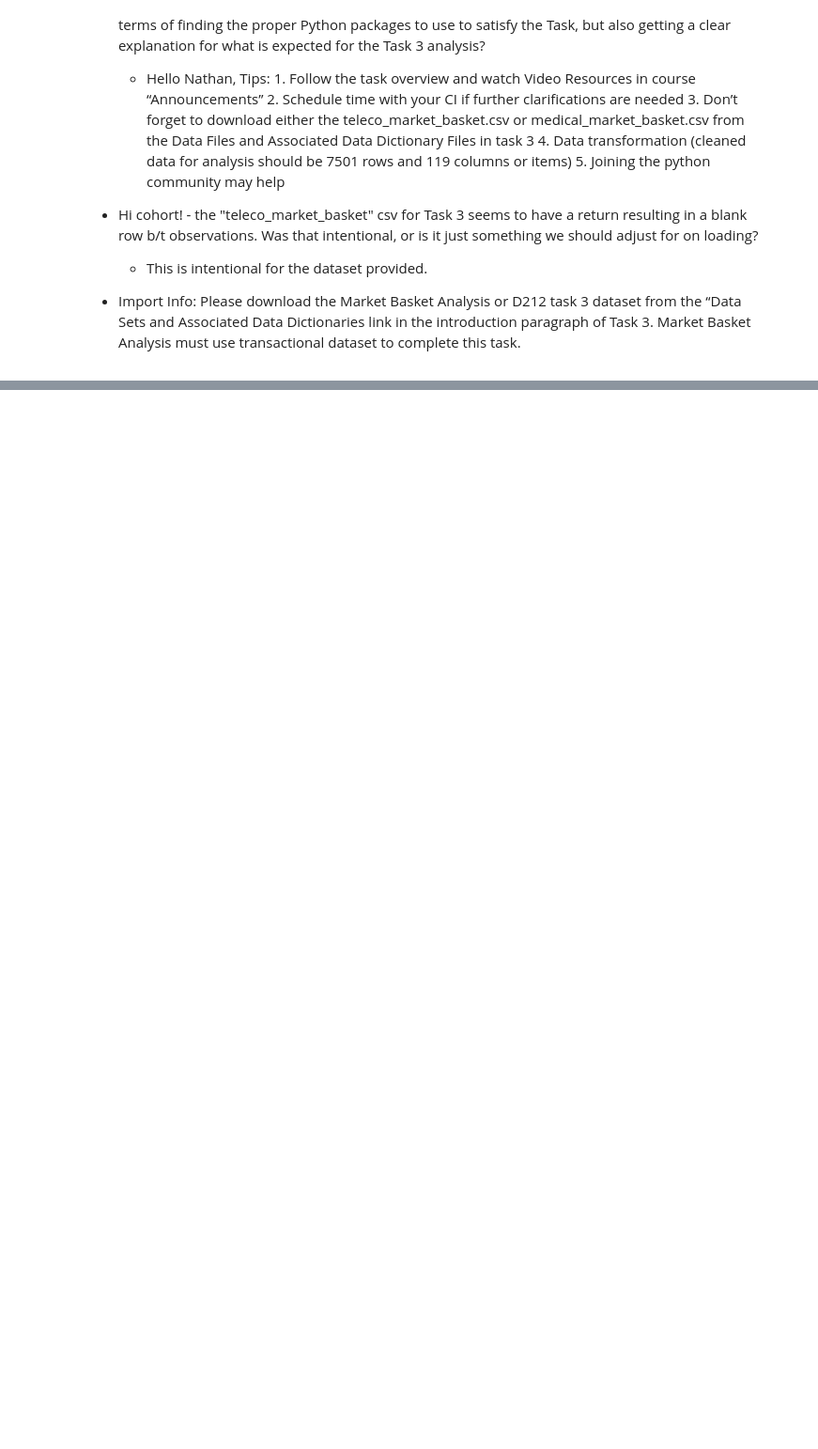
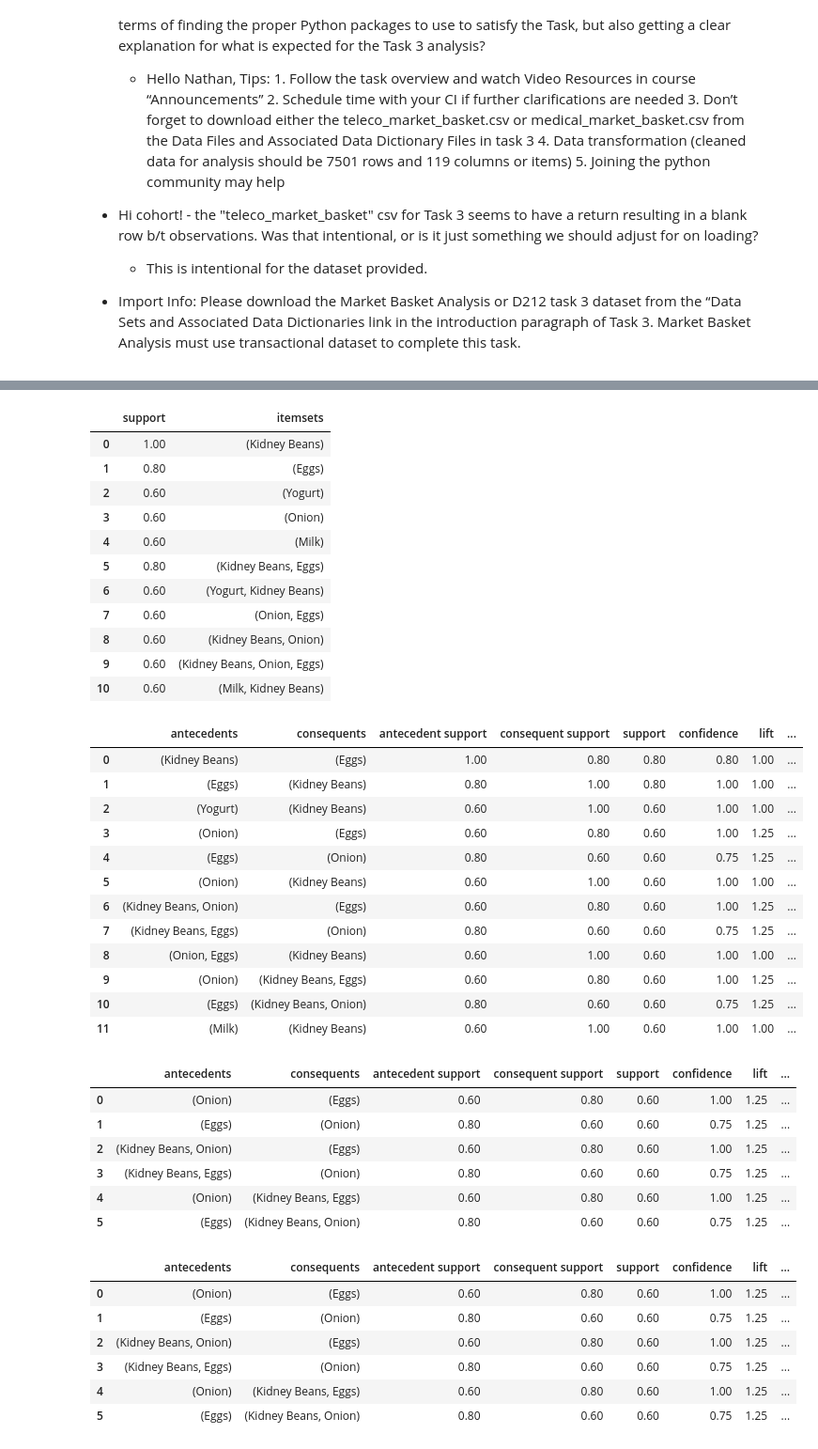
Before and after one commit to chrispaynes/OSDSC-Portfolio, a Jupyter notebook: data_mining_ii_nb/03. ASSOCIATION RULES AND LIFT ANALYSIS/market_basket.ipynb, the cells around one changed output, grey strips where cells are left out. Shown: that part at 94% size. Drawn from its saved outputs; the diff is of its cells as text; code cells hidden in the pictures; blank space fills up the shorter version.

```diff
--- a/data_mining_ii_nb/03. ASSOCIATION RULES AND LIFT ANALYSIS/market_basket.ipynb
+++ b/data_mining_ii_nb/03. ASSOCIATION RULES AND LIFT ANALYSIS/market_basket.ipynb
@@ -392,0 +775,71 @@ You are an analyst for a hospital that wants to better understand the characteri
+# %%
+import pandas as pd
+from mlxtend.preprocessing import TransactionEncoder
+from mlxtend.frequent_patterns import apriori, fpmax, fpgrowth
+from mlxtend.frequent_patterns import association_rules
+
+
+dataset = [['Milk', 'Onion', 'Nutmeg', 'Kidney Beans', 'Eggs', 'Yogurt'],
+           ['Dill', 'Onion', 'Nutmeg', 'Kidney Beans', 'Eggs', 'Yogurt'],
+           ['Milk', 'Apple', 'Kidney Beans', 'Eggs'],
+           ['Milk', 'Unicorn', 'Corn', 'Kidney Beans', 'Yogurt'],
+           ['Corn', 'Onion', 'Onion', 'Kidney Beans', 'Ice cream', 'Eggs']]
+
+te = TransactionEncoder()
+te_ary = te.fit(dataset).transform(dataset)
+df = pd.DataFrame(te_ary, columns=te.columns_)
+
+frequent_itemsets = fpgrowth(df, min_support=0.6, use_colnames=True)
+### alternatively:
+# frequent_itemsets = apriori(df, min_support=0.6, use_colnames=True)
+# frequent_itemsets = fpmax(df, min_support=0.6, use_colnames=True)
+
+frequent_itemsets
+
+
+
+association_rules(frequent_itemsets, metric="confidence", min_threshold=0.7)
+rules = association_rules(frequent_itemsets, metric="lift", min_threshold=1.2)
+rules
+rules["antecedent_len"] = rules["antecedents"].apply(lambda x: len(x))
+rules
+# %% [output]
+|  | support | itemsets |
+| 0 | 1.00 | (Kidney Beans) |
+| 1 | 0.80 | (Eggs) |
+| 2 | 0.60 | (Yogurt) |
+| 3 | 0.60 | (Onion) |
+| 4 | 0.60 | (Milk) |
+| 5 | 0.80 | (Kidney Beans, Eggs) |
+| 6 | 0.60 | (Yogurt, Kidney Beans) |
+| 7 | 0.60 | (Onion, Eggs) |
+| 8 | 0.60 | (Kidney Beans, Onion) |
+| 9 | 0.60 | (Kidney Beans, Onion, Eggs) |
+| 10 | 0.60 | (Milk, Kidney Beans) |
+|  | antecedents | consequents | antecedent support | consequent support | support | confidence | lift | ... |
+| 0 | (Kidney Beans) | (Eggs) | 1.00 | 0.80 | 0.80 | 0.80 | 1.00 | ... |
+| 1 | (Eggs) | (Kidney Beans) | 0.80 | 1.00 | 0.80 | 1.00 | 1.00 | ... |
+| 2 | (Yogurt) | (Kidney Beans) | 0.60 | 1.00 | 0.60 | 1.00 | 1.00 | ... |
+| 3 | (Onion) | (Eggs) | 0.60 | 0.80 | 0.60 | 1.00 | 1.25 | ... |
+| 4 | (Eggs) | (Onion) | 0.80 | 0.60 | 0.60 | 0.75 | 1.25 | ... |
+| 5 | (Onion) | (Kidney Beans) | 0.60 | 1.00 | 0.60 | 1.00 | 1.00 | ... |
+| 6 | (Kidney Beans, Onion) | (Eggs) | 0.60 | 0.80 | 0.60 | 1.00 | 1.25 | ... |
+| 7 | (Kidney Beans, Eggs) | (Onion) | 0.80 | 0.60 | 0.60 | 0.75 | 1.25 | ... |
+| 8 | (Onion, Eggs) | (Kidney Beans) | 0.60 | 1.00 | 0.60 | 1.00 | 1.00 | ... |
+| 9 | (Onion) | (Kidney Beans, Eggs) | 0.60 | 0.80 | 0.60 | 1.00 | 1.25 | ... |
+| 10 | (Eggs) | (Kidney Beans, Onion) | 0.80 | 0.60 | 0.60 | 0.75 | 1.25 | ... |
+| 11 | (Milk) | (Kidney Beans) | 0.60 | 1.00 | 0.60 | 1.00 | 1.00 | ... |
+|  | antecedents | consequents | antecedent support | consequent support | support | confidence | lift | ... |
+| 0 | (Onion) | (Eggs) | 0.60 | 0.80 | 0.60 | 1.00 | 1.25 | ... |
+| 1 | (Eggs) | (Onion) | 0.80 | 0.60 | 0.60 | 0.75 | 1.25 | ... |
+| 2 | (Kidney Beans, Onion) | (Eggs) | 0.60 | 0.80 | 0.60 | 1.00 | 1.25 | ... |
+| 3 | (Kidney Beans, Eggs) | (Onion) | 0.80 | 0.60 | 0.60 | 0.75 | 1.25 | ... |
+| 4 | (Onion) | (Kidney Beans, Eggs) | 0.60 | 0.80 | 0.60 | 1.00 | 1.25 | ... |
+| 5 | (Eggs) | (Kidney Beans, Onion) | 0.80 | 0.60 | 0.60 | 0.75 | 1.25 | ... |
+|  | antecedents | consequents | antecedent support | consequent support | support | confidence | lift | ... |
+| 0 | (Onion) | (Eggs) | 0.60 | 0.80 | 0.60 | 1.00 | 1.25 | ... |
+| 1 | (Eggs) | (Onion) | 0.80 | 0.60 | 0.60 | 0.75 | 1.25 | ... |
+| 2 | (Kidney Beans, Onion) | (Eggs) | 0.60 | 0.80 | 0.60 | 1.00 | 1.25 | ... |
+| 3 | (Kidney Beans, Eggs) | (Onion) | 0.80 | 0.60 | 0.60 | 0.75 | 1.25 | ... |
+| 4 | (Onion) | (Kidney Beans, Eggs) | 0.60 | 0.80 | 0.60 | 1.00 | 1.25 | ... |
+| 5 | (Eggs) | (Kidney Beans, Onion) | 0.80 | 0.60 | 0.60 | 0.75 | 1.25 | ... |
```
Also changed, not shown: parts of 56 cells of this notebook.
